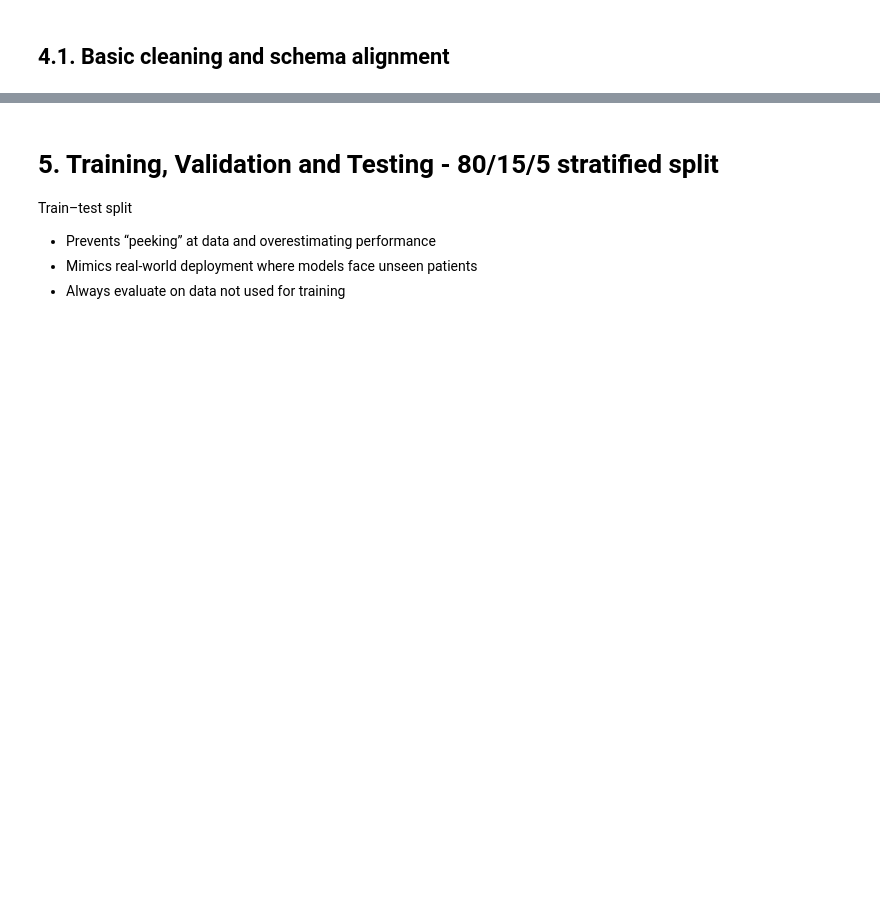
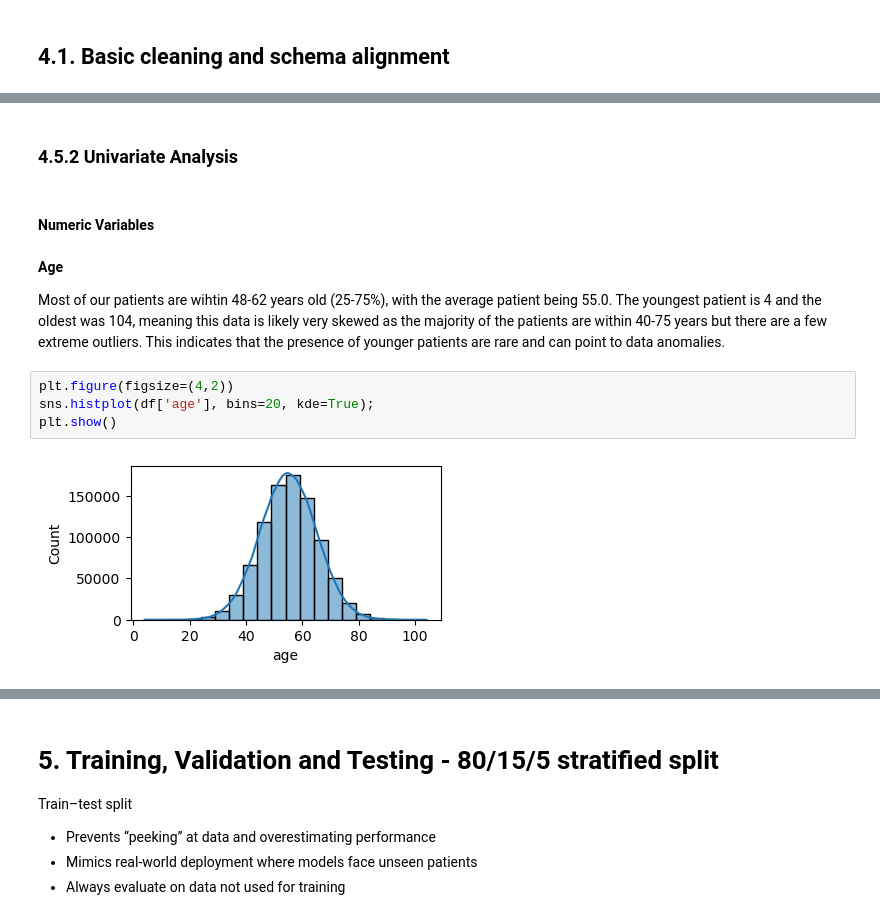
Before and after one commit to apayne185/RAI_opioid_risk_prevention, a Jupyter notebook: ML4HL_OD_RAI_toolbox.ipynb, the cells around one changed output, grey strips where cells are left out. Cells and saved outputs as stored; diff of their text form; blank space fills up the shorter version.

Commit message:
part of eda done, univariate and bivariate

```diff
--- a/ML4HL_OD_RAI_toolbox.ipynb
+++ b/ML4HL_OD_RAI_toolbox.ipynb
@@ -300,0 +341,14 @@ df.head()
+# %% [markdown]
+### 4.5.2 Univariate Analysis
+# %% [markdown]
+#### Numeric Variables
+# %% [markdown]
+**Age**
+
+Most of our patients are wihtin 48-62 years old (25-75%), with the average patient being 55.0. The youngest patient is 4 and the oldest was 104, meaning this data is likely very skewed as the majority of the patients are within 40-75 years but there are a few extreme outliers. This indicates that the presence of younger patients are rare and can point to data anomalies.
+# %%
+plt.figure(figsize=(4,2))
+sns.histplot(df['age'], bins=20, kde=True);
+plt.show()
+# %% [output]
+[figure, added]
```
Also changed, not shown: parts of 58 cells of this notebook, 6 other files.
